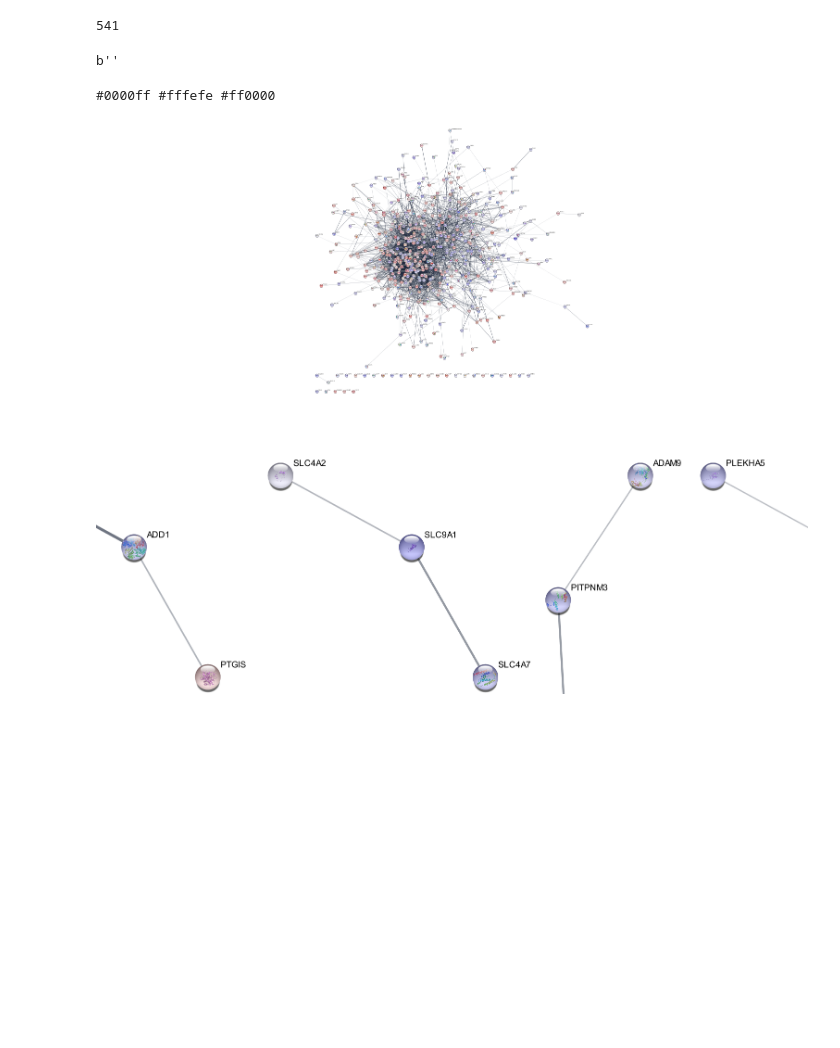
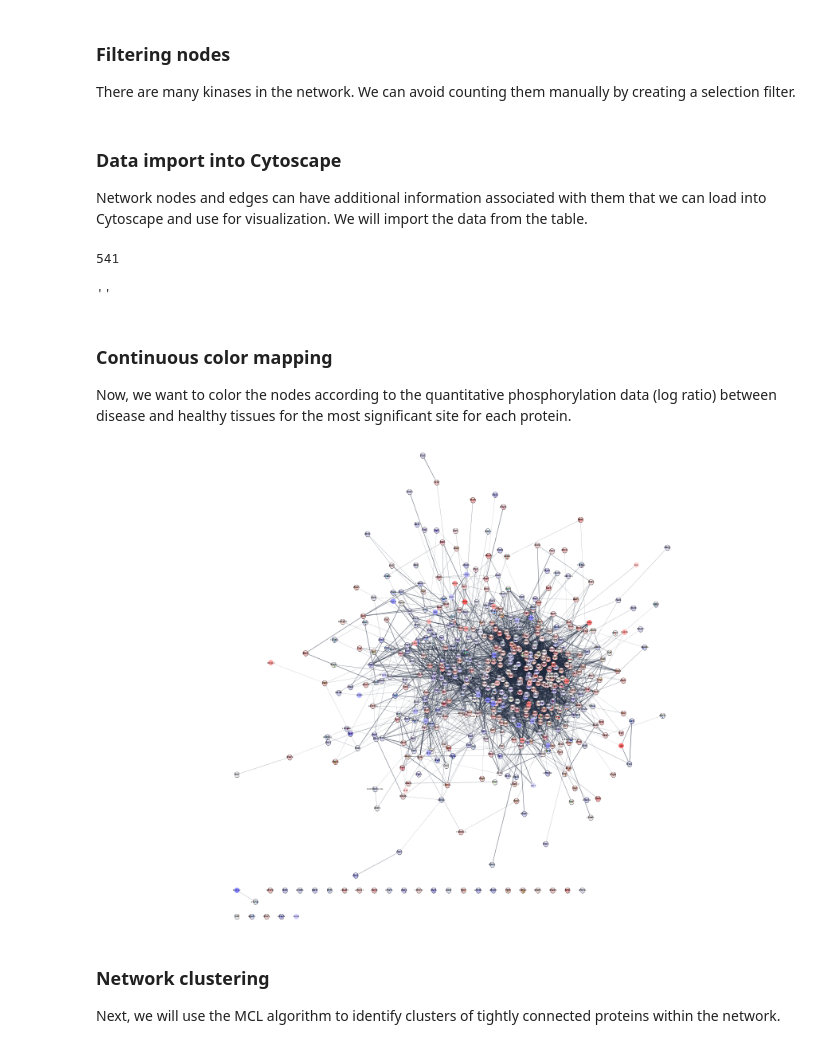
Before and after one commit to scaramonche/EuBIC2020_Cytoscape, a Jupyter notebook: cytoscape_string_ex3.ipynb, the cells around one changed output. Cells and saved outputs as stored; diff of their text form; code cells hidden in the pictures; blank space fills up the shorter version.

```diff
--- a/cytoscape_string_ex3.ipynb
+++ b/cytoscape_string_ex3.ipynb
@@ -50,5 +64,6 @@ Image(fig.content)
 # %%
+## get list of the available target families and define colors
 family_type=list(set(cytoscape.table.getTable(columns=['target::family'],table='node')['target::family']))
-family_colors='grey green red blue'.split(" ")
+family_colors=["grey", "green", "red", "blue"]
 family_type
 # %% [output]
@@ -66,3 +81,6 @@ Image(fig.content)
+# %% [markdown]
+### Filtering nodes
+There are many kinases in the network. We can avoid counting them manually by creating a selection filter.
 # %%
 ##TODO: not working.. check again.......
 
@@ -93 +111,4 @@ Image(fig.content)
+# %% [markdown]
+### Data import into Cytoscape
+Network nodes and edges can have additional information associated with them that we can load into Cytoscape and use for visualization. We will import the data from the table.
 # %%
@@ -101,46 +121,47 @@ selected_set=fileRead.iloc[index_prot]
 541
 # %%
 ## import data table in the network
-
 cytoscape.table.loadTableData(selected_set,df_key='UniProt',table="node",table_key_column="query term")
 # %% [output]
-b''
+''
+# %% [markdown]
+### Continuous color mapping
+Now, we want to color the nodes according to the quantitative phosphorylation data (log ratio) between disease and healthy tissues for the most significant site for each protein.
 # %%
-#continous column mapping
+## get table with expr values
+logFC = cytoscape.table.getTable(columns=['EOC vs FTE'],table='node')
+#logFC.head()
 
-
-### get table with expr values
-logFC = cytoscape.table.getTable(columns=['EOC vs FTE'],table='node')
-logFC.head()
-
-
-### define min and max and corresponding colors
+## define min and max and corresponding colors
 min_expr = min(logFC.dropna()['EOC vs FTE'].tolist())
 max_expr = max(logFC.dropna()['EOC vs FTE'].tolist())
 max_expr_mapping=max([abs(min_expr),abs(max_expr)])
 min_expr_mapping=max_expr_mapping*-1.0
 cmap = matplotlib.cm.get_cmap("bwr")
 norm = matplotlib.colors.Normalize(vmin=min_expr_mapping, vmax=max_expr_mapping)
 min_color=matplotlib.colors.rgb2hex(cmap(norm(min_expr_mapping)))
 center_color=matplotlib.colors.rgb2hex(cmap(norm(0)))
 max_color=matplotlib.colors.rgb2hex(cmap(norm(max_expr_mapping)))
-print(min_color, center_color, max_color)
+#print(min_color, center_color, max_color)
 
+## define mapping
 NODE_FILL_COLOR=cytoscape.vizmap.mapVisualProperty(visualProperty='NODE_FILL_COLOR',mappingType="continuous",\
                                                    mappingColumn='EOC vs FTE',lower=[min_expr_mapping,min_color],\
                                                    center=[0.0,center_color],upper=[max_expr_mapping,max_color])
+## apply the mapping
 cytoscape.vizmap.update_style(title="STRING style v1.5 - EOC Network",mappings=[NODE_FILL_COLOR])
 cytoscape.vizmap.apply(styles="STRING style v1.5 - EOC Network")
 sleep(2)
+
+## create figure of the network with mapping
 fig=cytoscape.networks.getFirstImageAsPng(networkId=cytoscape.network.get()["SUID"],h=None)
 Image(fig.content)
 # %% [output]
-#0000ff #fffefe #ff0000
-[figure, old version]
+[figure, new version]
+# %% [markdown]
+### Network clustering
+Next, we will use the MCL algorithm to identify clusters of tightly connected proteins within the network.
 # %%
+## call clustering API
 api(namespace='cluster', command='mcl', PARAMS={'attribute':'stringdb::score', 'inflation_parameter':'4', 'showUI':'true'})
 sleep(2)
-fig=cytoscape.networks.getFirstImageAsPng(networkId=cytoscape.network.get()["SUID"],h=None)
-Image(fig.content)
-# %% [output]
-[figure, removed]
```
Also changed, not shown: parts of 19 cells of this notebook.
